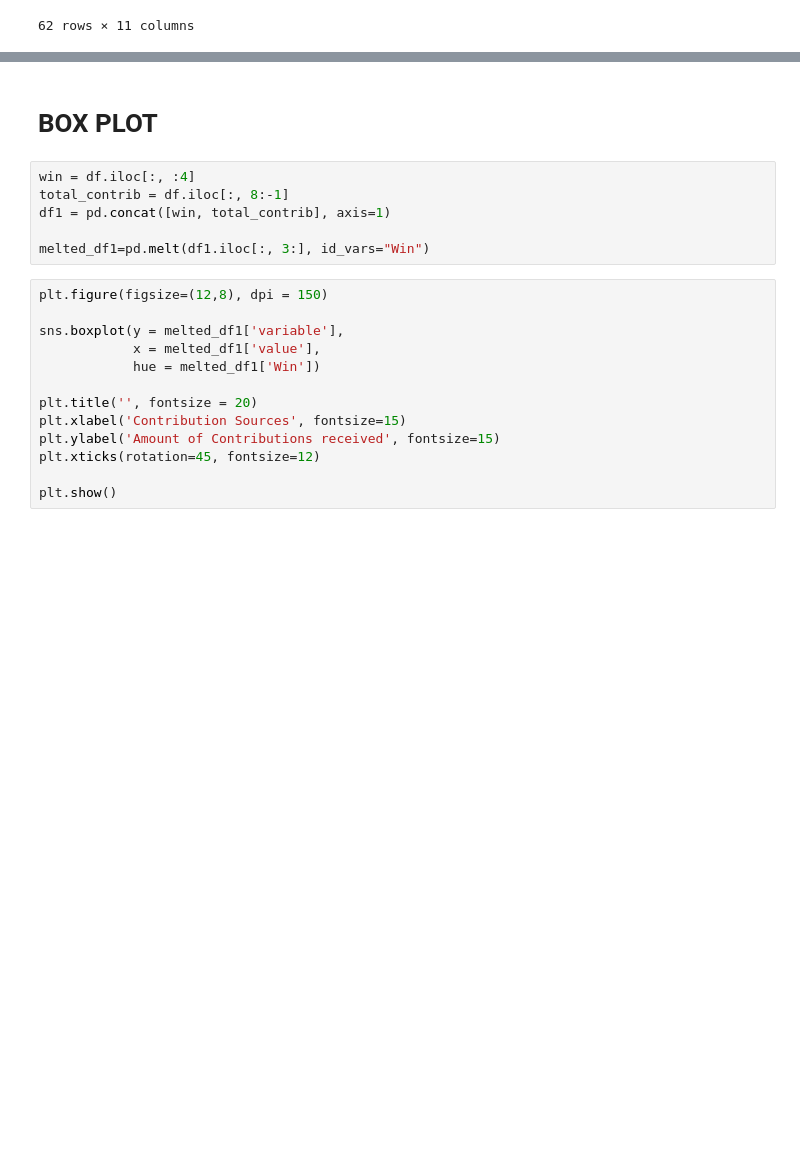
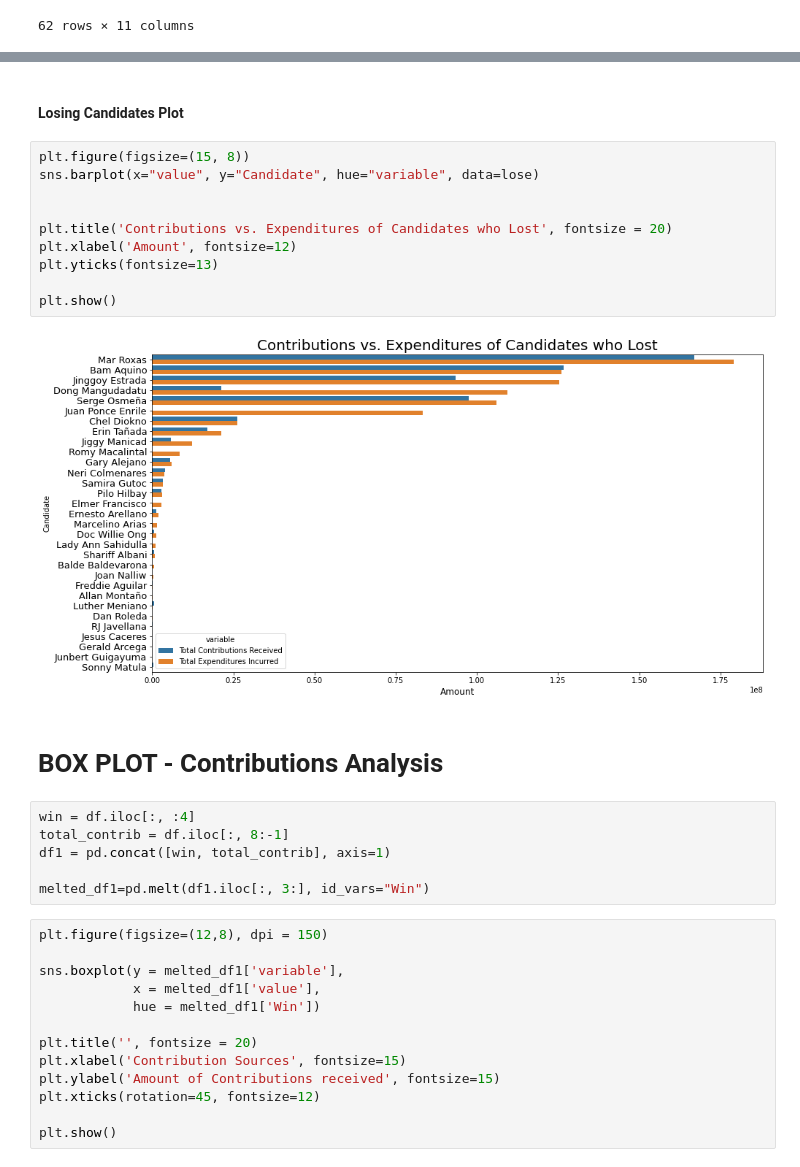
Before and after one commit to nicoataiza/DSFC8-Sprint-1-Group-2, a Jupyter notebook: UBALDO/notebooks/Final notebook.ipynb, the cells around one changed output, grey strips where cells are left out. Cells and saved outputs as stored; diff of their text form; blank space fills up the shorter version.

```diff
--- a/UBALDO/notebooks/Final notebook.ipynb
+++ b/UBALDO/notebooks/Final notebook.ipynb
@@ -130,5 +93,19 @@ df[df['Cluster Labels']==3]
+# %% [markdown]
+#### Losing Candidates Plot
+# %%
+plt.figure(figsize=(15, 8))
+sns.barplot(x="value", y="Candidate", hue="variable", data=lose)
+
+
+plt.title('Contributions vs. Expenditures of Candidates who Lost', fontsize = 20)
+plt.xlabel('Amount', fontsize=12)
+plt.yticks(fontsize=13)
+
+plt.show()
+# %% [output]
+[figure, added]
 # %% [markdown]
-# BOX PLOT
+# BOX PLOT - Contributions Analysis
 # %%
 win = df.iloc[:, :4]
 total_contrib = df.iloc[:, 8:-1]
```
Also changed, not shown: parts of 15 cells of this notebook.
